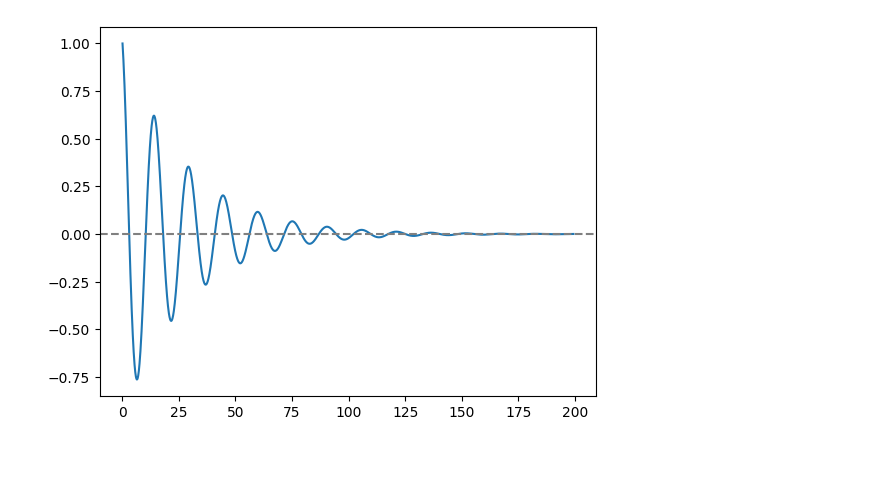
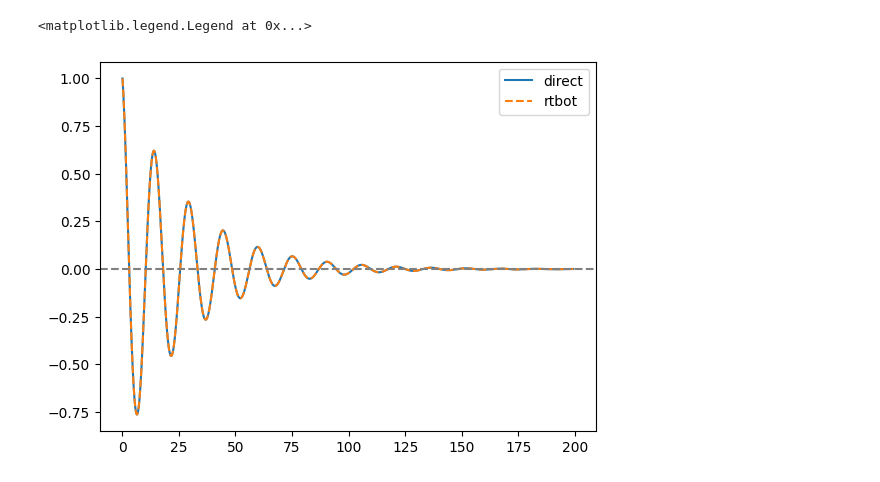
Before and after one commit to rtbot-dev/rtbot, a Jupyter notebook: examples/notebook/rtbot_pid.ipynb, the cells around one changed output. Saved outputs shown, nothing was run; the diff lists cells and outputs as text; code cells hidden in the pictures.

```diff
--- a/examples/notebook/rtbot_pid.ipynb
+++ b/examples/notebook/rtbot_pid.ipynb
@@ -46,4 +29,0 @@ def test_pid(ke, kd, ki):
-# %%
-test_pid(ke=1, kd=1, ki=1/10)
-# %% [output]
-[figure, removed]
@@ -49,0 +64,22 @@ test_pid(ke=1, kd=1, ki=1/10)
+# %%
+def test_pid(pid):
+    sys = MySystem(x=0, y=1, angle=0)
+    out = []
+    for i in range(2000):
+        sys.evolve()
+        correction = pid.correction(sys.error())
+        sys.update(correction)
+        out += [[sys.x, sys.y, sys.angle]]
+    return np.array(out)
+# %%
+import matplotlib.pyplot as plt
+
+out1 = test_pid(Pid(1,1,1/10))
+out2 = test_pid(Pid_rb(1,1,1/10))
+plt.plot(out1[:,0], out1[:,1], label='direct')
+plt.plot(out2[:,0], out2[:,1], '--', label='rtbot')
+plt.axhline(y=0, color='gray', linestyle='--')
+plt.legend()
+# %% [output]
+<matplotlib.legend.Legend at 0x...>
+[figure, added]
```
Also changed, not shown: parts of 4 cells of this notebook.
